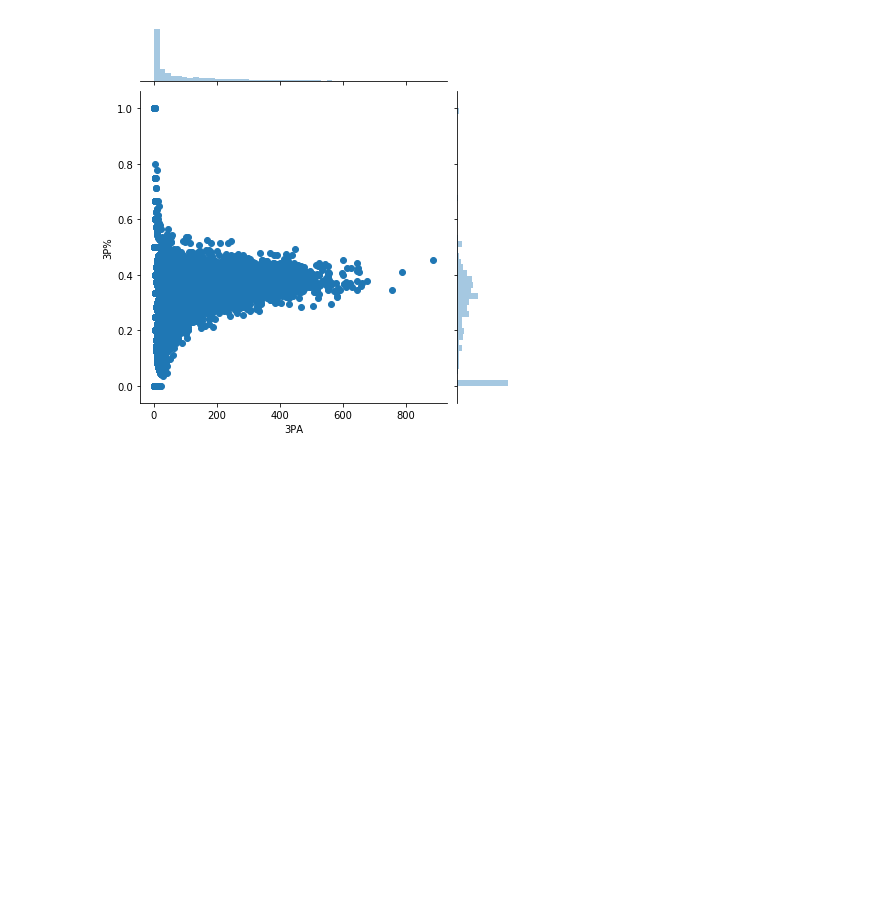
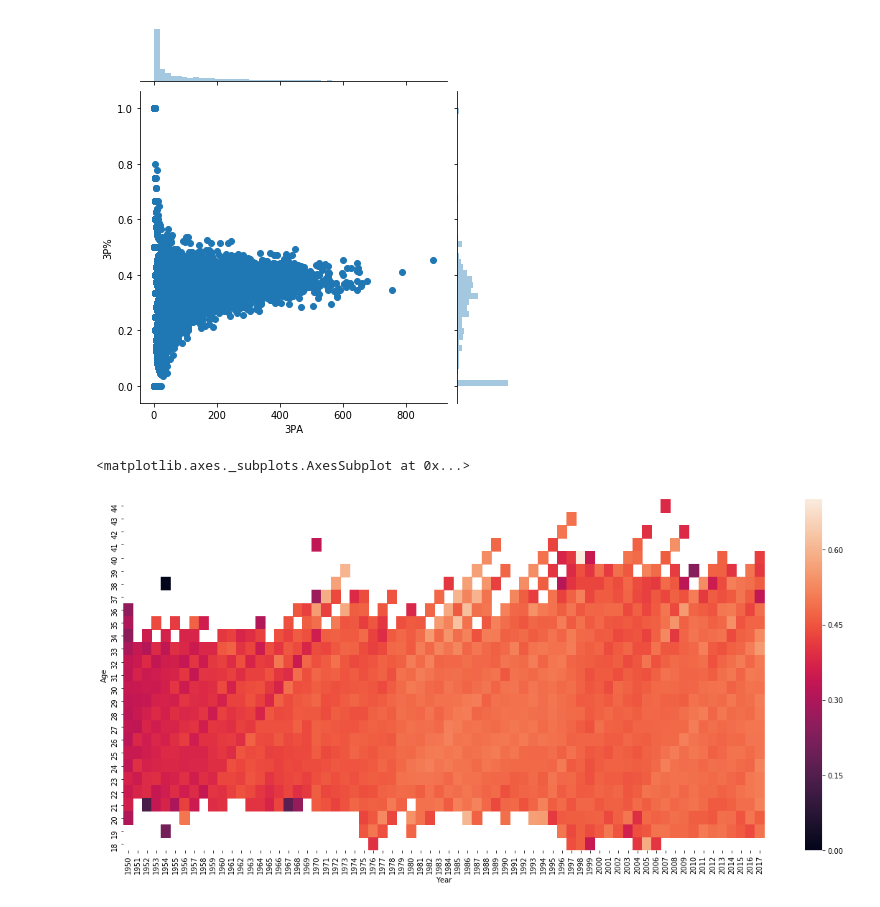
Before and after one commit to tefarov/netology_pyda5, a Jupyter notebook: homework_10.ipynb, the cells around one changed output. Cells and saved outputs as stored; diff of their text form; code cells hidden in the pictures; blank space fills up the shorter version.

```diff
--- a/homework_10.ipynb
+++ b/homework_10.ipynb
@@ -49,3 +73,14 @@ sns.jointplot(x='3PA',y='3P%',data=grp_df)
 # %% [output]
 <seaborn.axisgrid.JointGrid at 0x...>
 [figure]
+# %%
+grp_df = mov_df[['Year','Age','2P','2PA']].groupby(['Year','Age'],as_index=False).sum()
+grp_df['2P%'] = grp_df['2P'] / grp_df['2PA']
+grp_df = grp_df.pivot(columns='Year',index='Age',values='2P%')
+grp_df.sort_index(ascending=False,inplace=True)
+#grp_df.head(10)
+
+sns.heatmap(grp_df,annot=False)
+# %% [output]
+<matplotlib.axes._subplots.AxesSubplot at 0x...>
+[figure, added]
```
Also changed, not shown: parts of 8 cells of this notebook.
